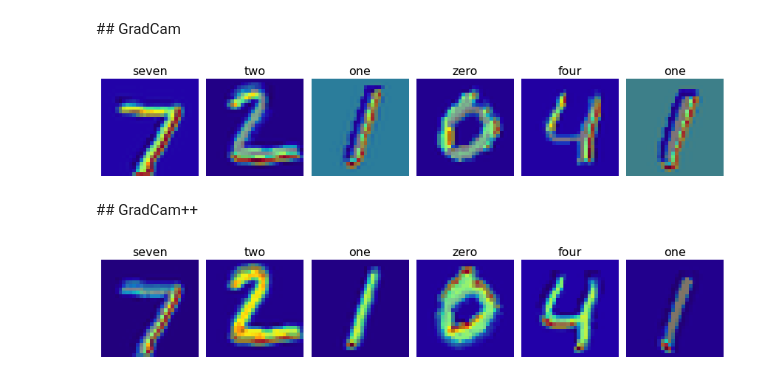
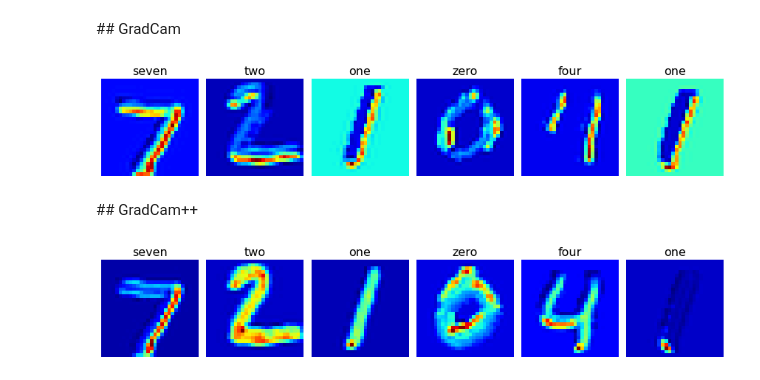
Before and after one commit to raulbenitez/IWANN21, a Jupyter notebook: MNIST_interpretability.ipynb, the cells around one changed output. Saved outputs shown, nothing was run; the diff lists cells and outputs as text; code cells hidden in the pictures.

```diff
--- a/MNIST_interpretability.ipynb
+++ b/MNIST_interpretability.ipynb
@@ -361,32 +365,32 @@ plt.show()
 # %%
 images = np.asarray([np.array(img1), np.array(img2), np.array(img3),np.array(img4),np.array(img5),np.array(img6)])
 X = images.reshape(6,28,28,1)
 
 score = CategoricalScore([7, 2, 1, 0, 4, 1])
 
 from matplotlib import cm
 from tf_keras_vis.gradcam import Gradcam
 
 # Create Gradcam object
 gradcam = Gradcam(model,
                   model_modifier=model_modifier,
                   clone=False)
 
 # Generate heatmap with GradCAM
 cam = gradcam(score, X, penultimate_layer=-1)
 
 # Render
 f, ax = plt.subplots(nrows=1, ncols=6, figsize=(12, 4))
 for i, title in enumerate(image_titles):
     heatmap = np.uint8(cm.jet(cam[i])[..., :3] * 255)
     ax[i].set_title(title, fontsize=16)
-    ax[i].imshow(images[i])
-    ax[i].imshow(heatmap, cmap='jet', alpha=0.5) # overlay
+    #ax[i].imshow(images[i])
+    ax[i].imshow(heatmap, cmap='jet', alpha=1) # overlay
     ax[i].axis('off')
 plt.tight_layout()
 plt.show()
 # %% [output]
-[figure, old version]
+[figure, new version]
 # %% [markdown]
 ## GradCam++
 # %%
@@ -410,10 +414,10 @@ f, ax = plt.subplots(nrows=1, ncols=6, figsize=(12, 4))
 for i, title in enumerate(image_titles):
     heatmap = np.uint8(cm.jet(camplus[i])[..., :3] * 255)
     ax[i].set_title(title, fontsize=16)
-    ax[i].imshow(images[i])
-    ax[i].imshow(heatmap, cmap='jet', alpha=0.5) # overlay
+    #ax[i].imshow(images[i])
+    ax[i].imshow(heatmap, cmap='jet', alpha=1) # overlay
     ax[i].axis('off')
 plt.tight_layout()
 plt.show()
 # %% [output]
-[figure, old version]
+[figure, new version]
```
Also changed, not shown: parts of 5 cells of this notebook.
